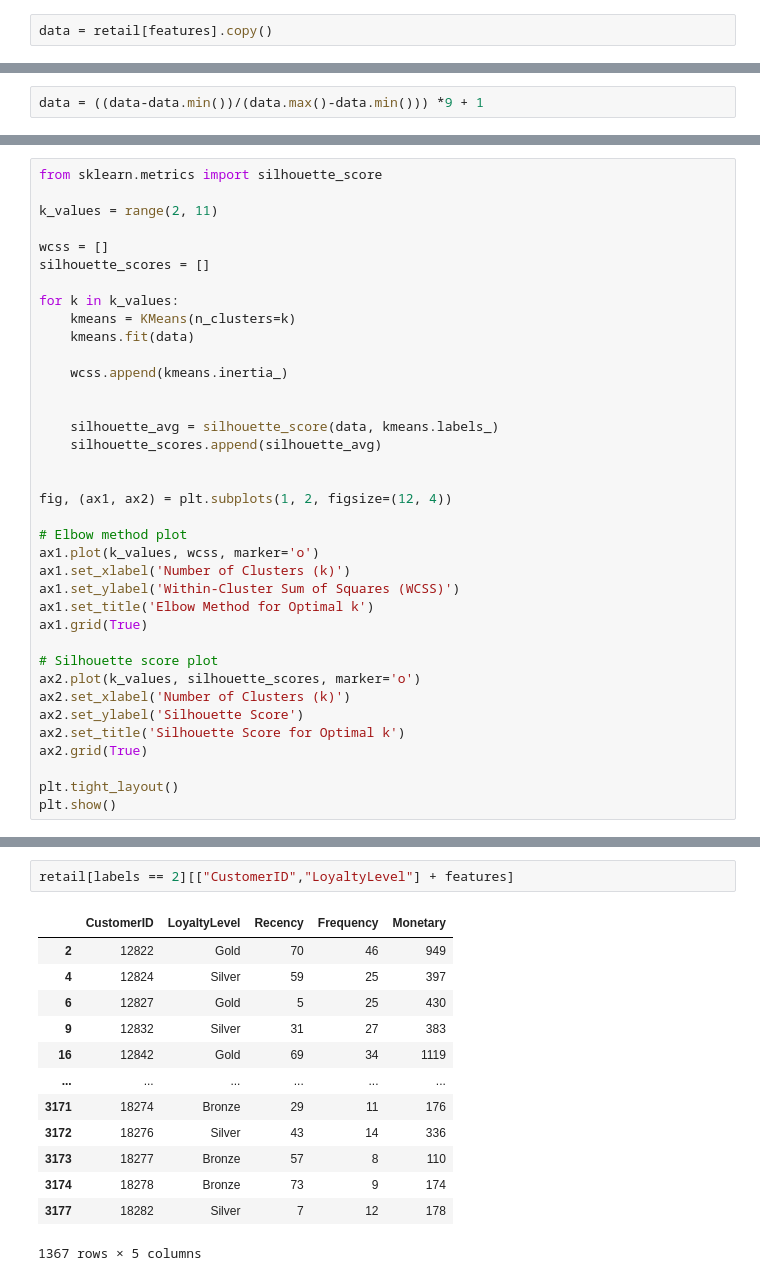
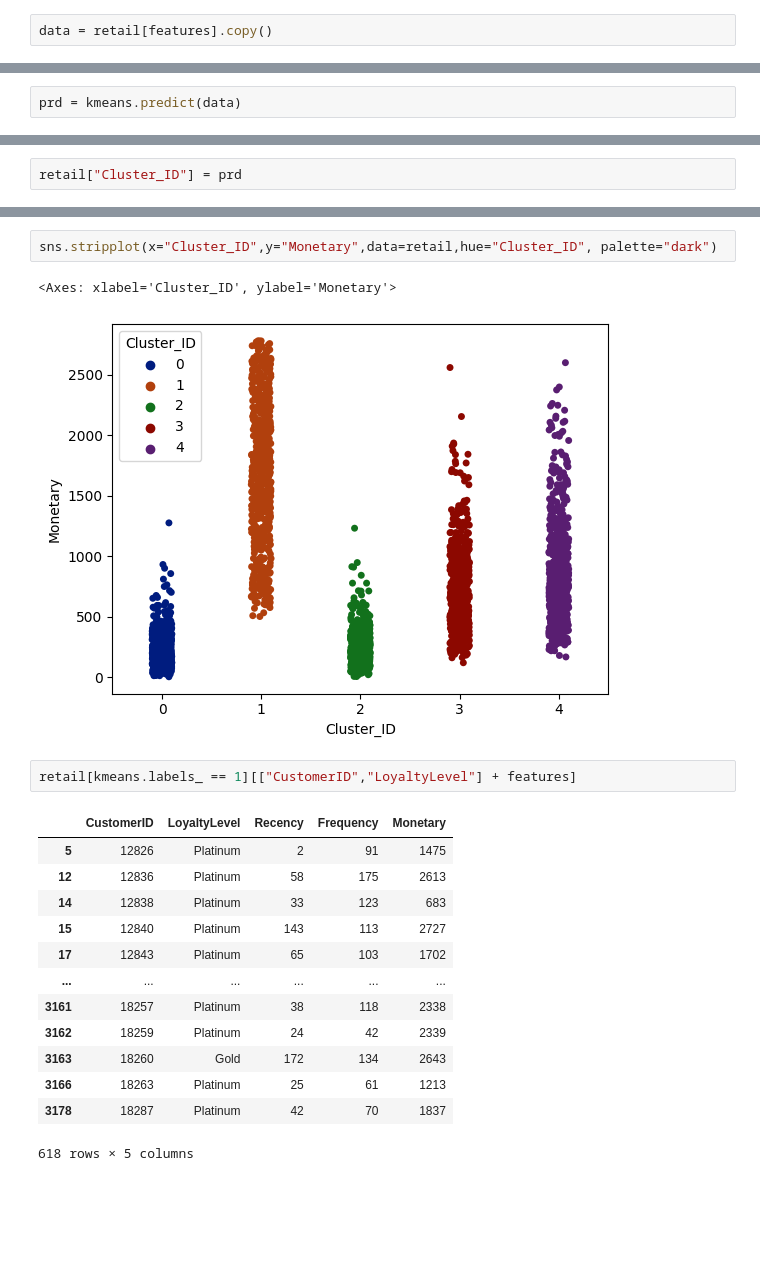
Before and after one commit to Mano1498/Customer_Segmentation, a Jupyter notebook: Customer_segment(Kmeans).ipynb, the cells around one changed output, grey strips where cells are left out. Saved outputs shown, nothing was run; the diff lists cells and outputs as text; blank space fills up the shorter version.

```diff
--- a/Customer_segment(Kmeans).ipynb
+++ b/Customer_segment(Kmeans).ipynb
@@ -38,2 +93,0 @@ data.head()
-# %%
-data = ((data-data.min())/(data.max()-data.min())) *9 + 1
@@ -39,0 +128,2 @@ data = ((data-data.min())/(data.max()-data.min())) *9 + 1
+# %%
+prd = kmeans.predict(data)
@@ -40 +134,3 @@ data = ((data-data.min())/(data.max()-data.min())) *9 + 1
+# %%
+retail["Cluster_ID"] = prd
 # %%
@@ -61,37 +144,0 @@ data.describe()
-# %%
-from sklearn.metrics import silhouette_score
-
-k_values = range(2, 11)
-
-wcss = []
-silhouette_scores = []
-
-for k in k_values:
-    kmeans = KMeans(n_clusters=k)
-    kmeans.fit(data)
-
-    wcss.append(kmeans.inertia_)
-
-
-    silhouette_avg = silhouette_score(data, kmeans.labels_)
-    silhouette_scores.append(silhouette_avg)
-
-
-fig, (ax1, ax2) = plt.subplots(1, 2, figsize=(12, 4))
-
-# Elbow method plot
-ax1.plot(k_values, wcss, marker='o')
-ax1.set_xlabel('Number of Clusters (k)')
-ax1.set_ylabel('Within-Cluster Sum of Squares (WCSS)')
-ax1.set_title('Elbow Method for Optimal k')
-ax1.grid(True)
-
-# Silhouette score plot
-ax2.plot(k_values, silhouette_scores, marker='o')
-ax2.set_xlabel('Number of Clusters (k)')
-ax2.set_ylabel('Silhouette Score')
-ax2.set_title('Silhouette Score for Optimal k')
-ax2.grid(True)
-
-plt.tight_layout()
-plt.show()
@@ -173,16 +155,21 @@ dtype: int64
+# %%
+sns.stripplot(x="Cluster_ID",y="Monetary",data=retail,hue="Cluster_ID", palette="dark")
+# %% [output]
+<Axes: xlabel='Cluster_ID', ylabel='Monetary'>
+[figure, added]
 # %%
-retail[labels == 2][["CustomerID","LoyaltyLevel"] + features]
+retail[kmeans.labels_ == 1][["CustomerID","LoyaltyLevel"] + features]
 # %% [output]
 |  | CustomerID | LoyaltyLevel | Recency | Frequency | Monetary |
-| 2 | 12822 | Gold | 70 | 46 | 949 |
-| 4 | 12824 | Silver | 59 | 25 | 397 |
-| 6 | 12827 | Gold | 5 | 25 | 430 |
-| 9 | 12832 | Silver | 31 | 27 | 383 |
-| 16 | 12842 | Gold | 69 | 34 | 1119 |
+| 5 | 12826 | Platinum | 2 | 91 | 1475 |
+| 12 | 12836 | Platinum | 58 | 175 | 2613 |
+| 14 | 12838 | Platinum | 33 | 123 | 683 |
+| 15 | 12840 | Platinum | 143 | 113 | 2727 |
+| 17 | 12843 | Platinum | 65 | 103 | 1702 |
 | ... | ... | ... | ... | ... | ... |
-| 3171 | 18274 | Bronze | 29 | 11 | 176 |
-| 3172 | 18276 | Silver | 43 | 14 | 336 |
-| 3173 | 18277 | Bronze | 57 | 8 | 110 |
-| 3174 | 18278 | Bronze | 73 | 9 | 174 |
-| 3177 | 18282 | Silver | 7 | 12 | 178 |
+| 3161 | 18257 | Platinum | 38 | 118 | 2338 |
+| 3162 | 18259 | Platinum | 24 | 42 | 2339 |
+| 3163 | 18260 | Gold | 172 | 134 | 2643 |
+| 3166 | 18263 | Platinum | 25 | 61 | 1213 |
+| 3178 | 18287 | Platinum | 42 | 70 | 1837 |
-1367 rows × 5 columns
+618 rows × 5 columns
```
Also changed, not shown: parts of 38 cells of this notebook.
